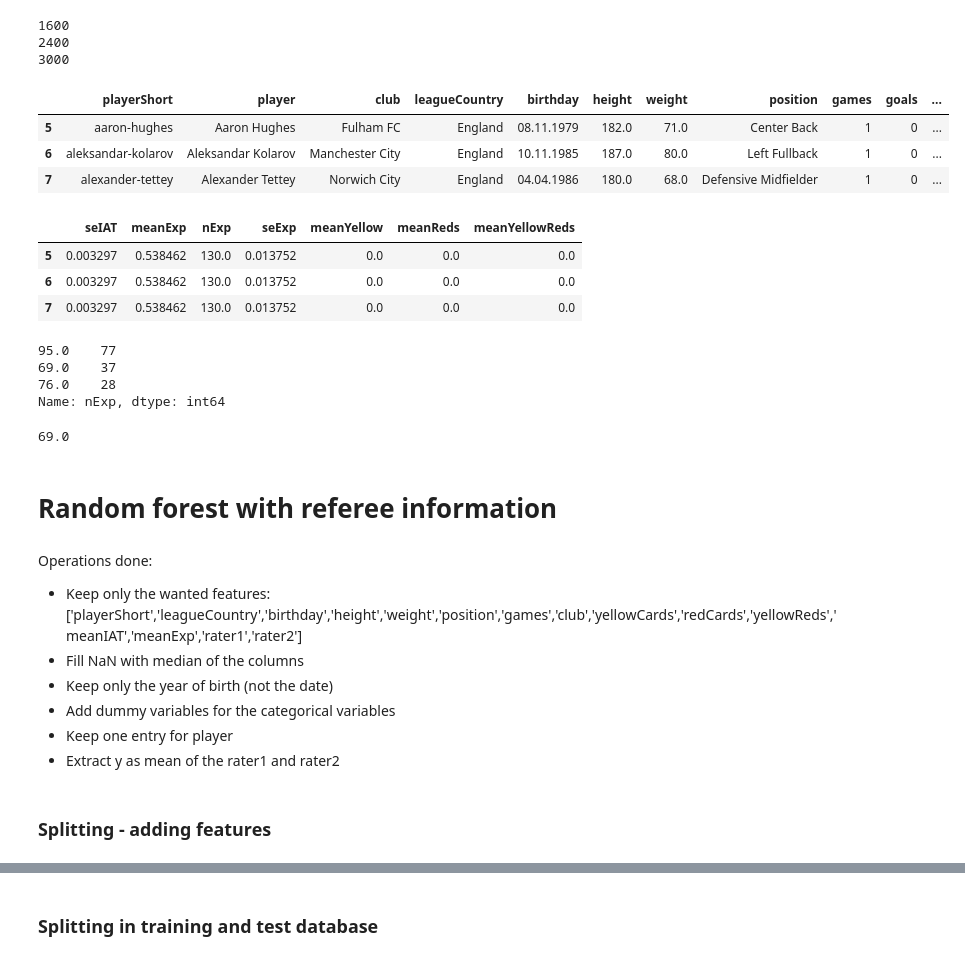
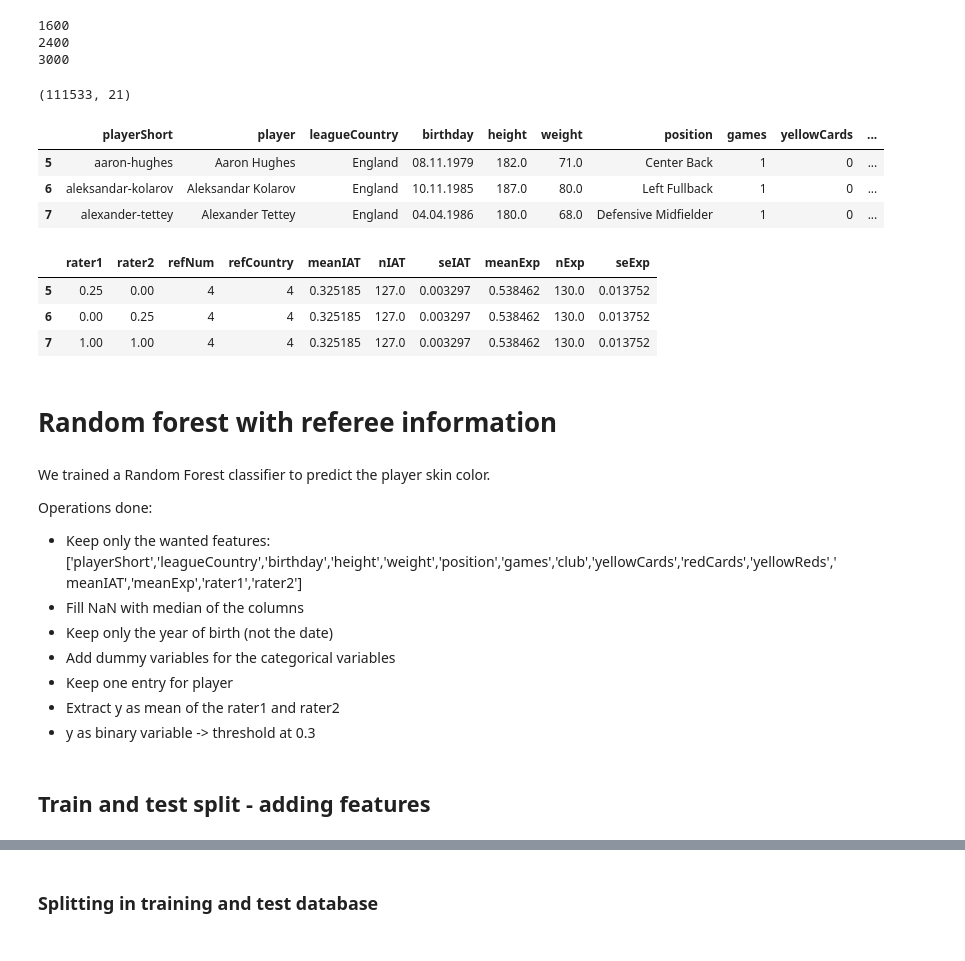
Before and after one commit to Bondzio/ADA_hw2016, a Jupyter notebook: 04 - Applied ML/AppliedML.ipynb, the cells around one changed output, grey strips where cells are left out. Cells and saved outputs as stored; diff of their text form; code cells hidden in the pictures.

```diff
--- a/04 - Applied ML/AppliedML.ipynb
+++ b/04 - Applied ML/AppliedML.ipynb
@@ -34,3 +49,0 @@ Note that there are no players with a single rating missing.
-# %%
-missing_rater_data=data[data.rater2.isnull() & data.rater1.isnull()]
-rater_data=data[data.rater2.notnull() & data.rater1.notnull()]
@@ -56,16 +71,18 @@ data.shape
 # %%
 def preprocess_1(database,remove_bad_referee=True,nIAT_threshold=50,nExp_threshold=50):
     train=database.copy()
+
+    # Delete unused features
     del train['photoID']
     del train['victories']
     del train['ties']
     del train['defeats']
-    train['meanYellow']=train.yellowCards/train.games
-    train['meanReds']=train.redCards/train.games
-    train['meanYellowReds']=train.yellowReds/train.games
+    del train['Alpha_3']
+    del train['club']
+    del train['goals']
 
+    # Remove diads with a referee with less than 22 entries
     train_group=train.groupby(train.refNum)
-
     if remove_bad_referee:
         for i,group in train_group:
             if group.shape[0]<22:
@@ -111,31 +121,27 @@ train_after_prep_2=preprocess_2(train_after_prep_1)
+# %%
+train_after_prep_2.shape
+# %% [output]
+(111533, 21)
 # %%
-train_after_prep_2.ix[:,:20].head(3)
+train_after_prep_2.ix[:,:11].head(3)
 # %% [output]
-|  | playerShort | player | club | leagueCountry | birthday | height | weight | position | games | goals | ... |
-| 5 | aaron-hughes | Aaron Hughes | Fulham FC | England | 08.11.1979 | 182.0 | 71.0 | Center Back | 1 | 0 | ... |
-| 6 | aleksandar-kolarov | Aleksandar Kolarov | Manchester City | England | 10.11.1985 | 187.0 | 80.0 | Left Fullback | 1 | 0 | ... |
-| 7 | alexander-tettey | Alexander Tettey | Norwich City | England | 04.04.1986 | 180.0 | 68.0 | Defensive Midfielder | 1 | 0 | ... |
+|  | playerShort | player | leagueCountry | birthday | height | weight | position | games | yellowCards | ... |
+| 5 | aaron-hughes | Aaron Hughes | England | 08.11.1979 | 182.0 | 71.0 | Center Back | 1 | 0 | ... |
+| 6 | aleksandar-kolarov | Aleksandar Kolarov | England | 10.11.1985 | 187.0 | 80.0 | Left Fullback | 1 | 0 | ... |
+| 7 | alexander-tettey | Alexander Tettey | England | 04.04.1986 | 180.0 | 68.0 | Defensive Midfielder | 1 | 0 | ... |
 # %%
-train_after_prep_2.ix[:,20:].head(3)
+train_after_prep_2.ix[:,11:].head(3)
 # %% [output]
-|  | seIAT | meanExp | nExp | seExp | meanYellow | meanReds | meanYellowReds |
-| 5 | 0.003297 | 0.538462 | 130.0 | 0.013752 | 0.0 | 0.0 | 0.0 |
-| 6 | 0.003297 | 0.538462 | 130.0 | 0.013752 | 0.0 | 0.0 | 0.0 |
-| 7 | 0.003297 | 0.538462 | 130.0 | 0.013752 | 0.0 | 0.0 | 0.0 |
+|  | rater1 | rater2 | refNum | refCountry | meanIAT | nIAT | seIAT | meanExp | nExp | seExp |
+| 5 | 0.25 | 0.00 | 4 | 4 | 0.325185 | 127.0 | 0.003297 | 0.538462 | 130.0 | 0.013752 |
+| 6 | 0.00 | 0.25 | 4 | 4 | 0.325185 | 127.0 | 0.003297 | 0.538462 | 130.0 | 0.013752 |
+| 7 | 1.00 | 1.00 | 4 | 4 | 0.325185 | 127.0 | 0.003297 | 0.538462 | 130.0 | 0.013752 |
-# %%
-(train_after_prep_2.nExp[train_after_prep_2.nExp<100]).value_counts()
-# %% [output]
-95.0    77
-69.0    37
-76.0    28
-Name: nExp, dtype: int64
-# %%
-min(train_after_prep_2.nExp)
-# %% [output]
-69.0
 # %% [markdown]
 # Random forest with referee information
 # %% [markdown]
+We trained a Random Forest classifier to predict the player skin color.
+
+
 Operations done:
  - Keep only the wanted features: ['playerShort','leagueCountry','birthday','height','weight','position','games','club','yellowCards','redCards','yellowReds','meanIAT','meanExp','rater1','rater2']
  - Fill NaN with median of the columns
@@ -143,5 +149,6 @@ Operations done:
  - Add dummy variables for the categorical variables
  - Keep one entry for player
  - Extract y as mean of the rater1 and rater2
+ - y as binary variable -> threshold at 0.3
 # %% [markdown]
-### Splitting - adding features
+## Train and test split - adding features
```
Also changed, not shown: parts of 61 cells of this notebook.
